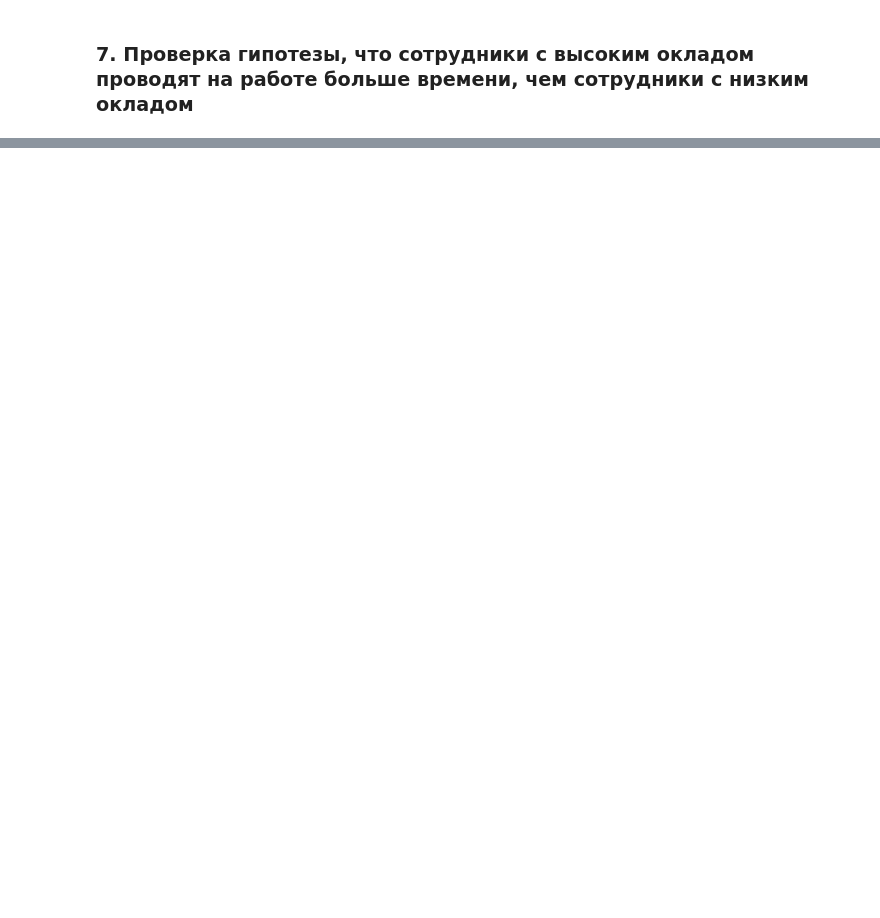
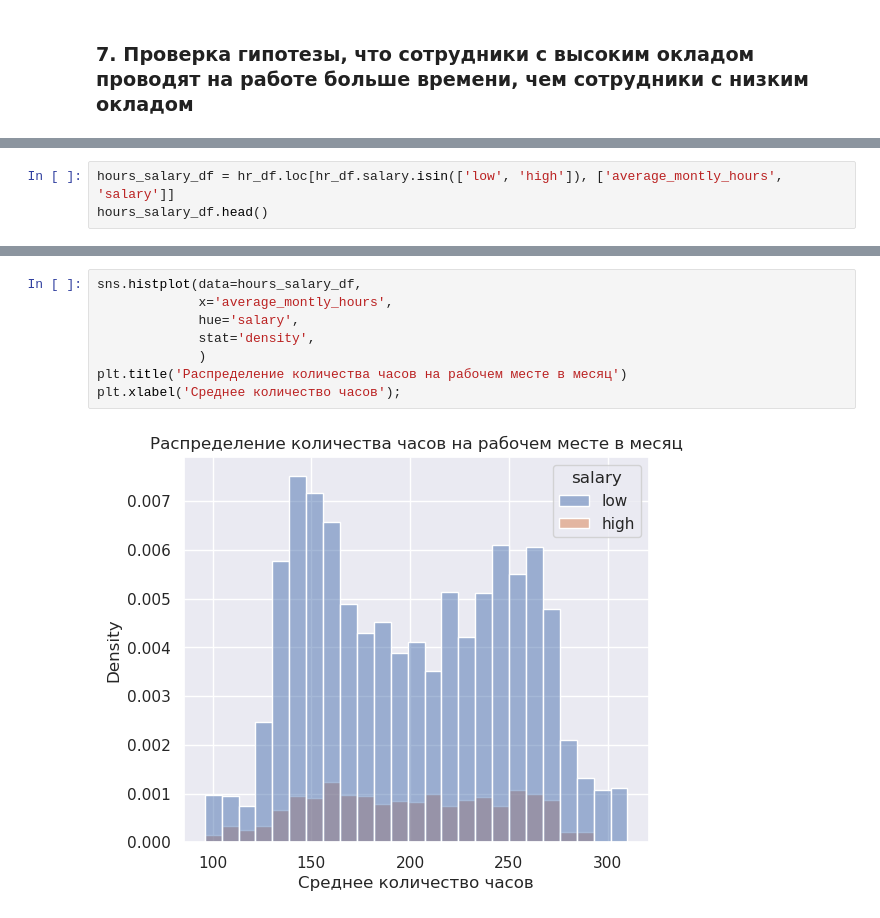
Before and after one commit to BalshowAndrew/python_statistic, a Jupyter notebook: final_work.ipynb, the cells around one changed output, grey strips where cells are left out. Cells and saved outputs as stored; diff of their text form; blank space fills up the shorter version.

```diff
--- a/final_work.ipynb
+++ b/final_work.ipynb
@@ -360,0 +352,3 @@ hr_df.head()
+# %%
+hours_salary_df = hr_df.loc[hr_df.salary.isin(['low', 'high']), ['average_montly_hours', 'salary']]
+hours_salary_df.head()
@@ -360,0 +388,10 @@ hr_df.head()
+# %%
+sns.histplot(data=hours_salary_df,
+             x='average_montly_hours',
+             hue='salary',
+             stat='density',
+             )
+plt.title('Распределение количества часов на рабочем месте в месяц')
+plt.xlabel('Среднее количество часов');
+# %% [output]
+[figure, added]
```
Also changed, not shown: parts of 24 cells of this notebook, 1 other file.
